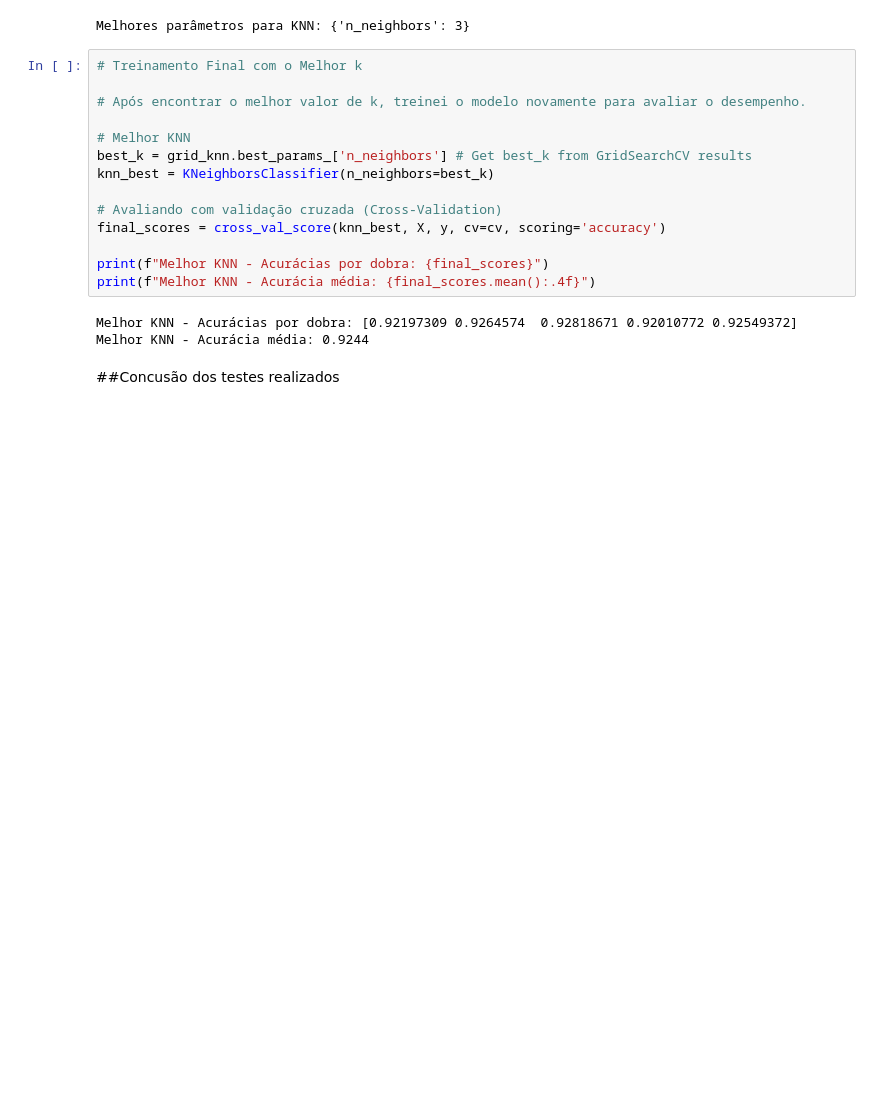
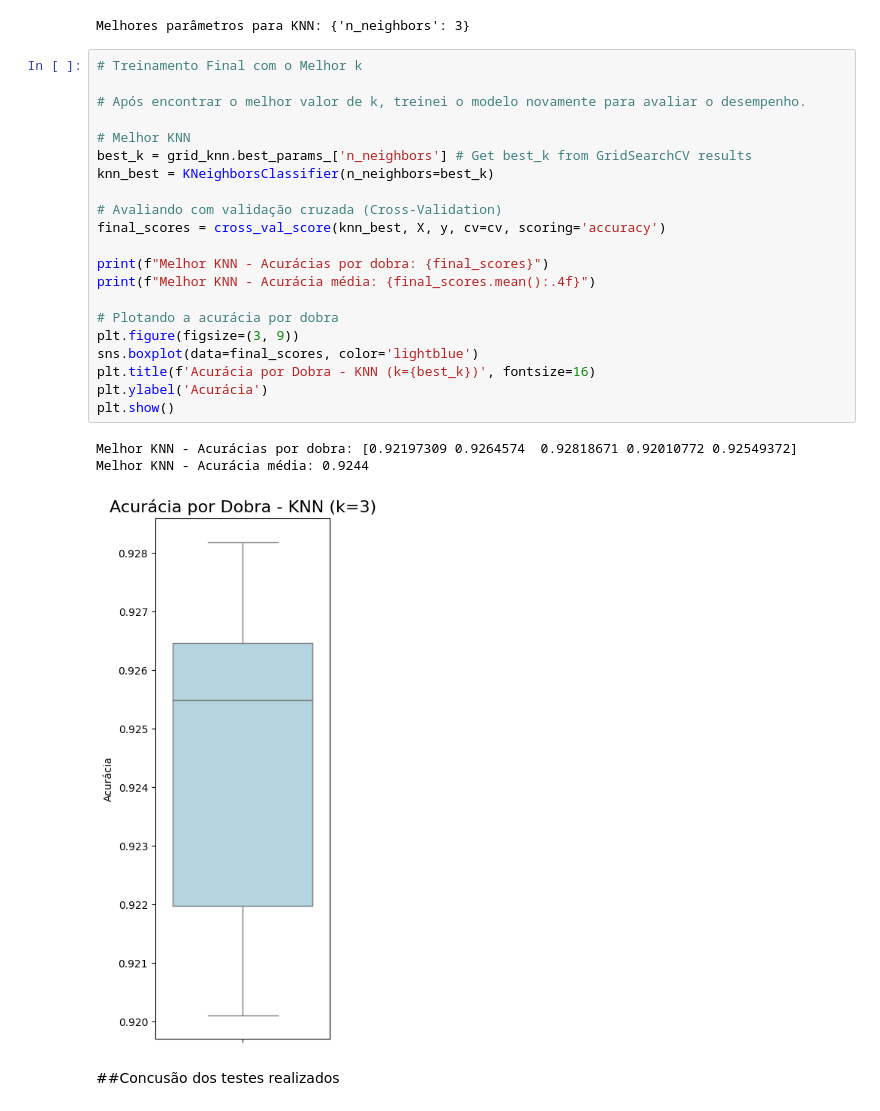
Before and after one commit to andrespeedwork/Machine-Learning-Analytics, a Jupyter notebook: Machine_Learning_e_Analytics.ipynb, the cells around one changed output. Saved outputs shown, nothing was run; the diff lists cells and outputs as text; blank space fills up the shorter version.

```diff
--- a/Machine_Learning_e_Analytics.ipynb
+++ b/Machine_Learning_e_Analytics.ipynb
@@ -310,20 +310,28 @@ Melhores parâmetros para KNN: {'n_neighbors': 3}
 # %%
 # Treinamento Final com o Melhor k
 
 # Após encontrar o melhor valor de k, treinei o modelo novamente para avaliar o desempenho.
 
 # Melhor KNN
 best_k = grid_knn.best_params_['n_neighbors'] # Get best_k from GridSearchCV results
 knn_best = KNeighborsClassifier(n_neighbors=best_k)
 
 # Avaliando com validação cruzada (Cross-Validation)
 final_scores = cross_val_score(knn_best, X, y, cv=cv, scoring='accuracy')
 
 print(f"Melhor KNN - Acurácias por dobra: {final_scores}")
 print(f"Melhor KNN - Acurácia média: {final_scores.mean():.4f}")
+
+# Plotando a acurácia por dobra
+plt.figure(figsize=(3, 9))
+sns.boxplot(data=final_scores, color='lightblue')
+plt.title(f'Acurácia por Dobra - KNN (k={best_k})', fontsize=16)
+plt.ylabel('Acurácia')
+plt.show()
 # %% [output]
 Melhor KNN - Acurácias por dobra: [0.92197309 0.9264574  0.92818671 0.92010772 0.92549372]
 Melhor KNN - Acurácia média: 0.9244
+[figure, added]
 # %% [markdown]
 ##Concusão dos testes realizados
 # %% [markdown]
```
